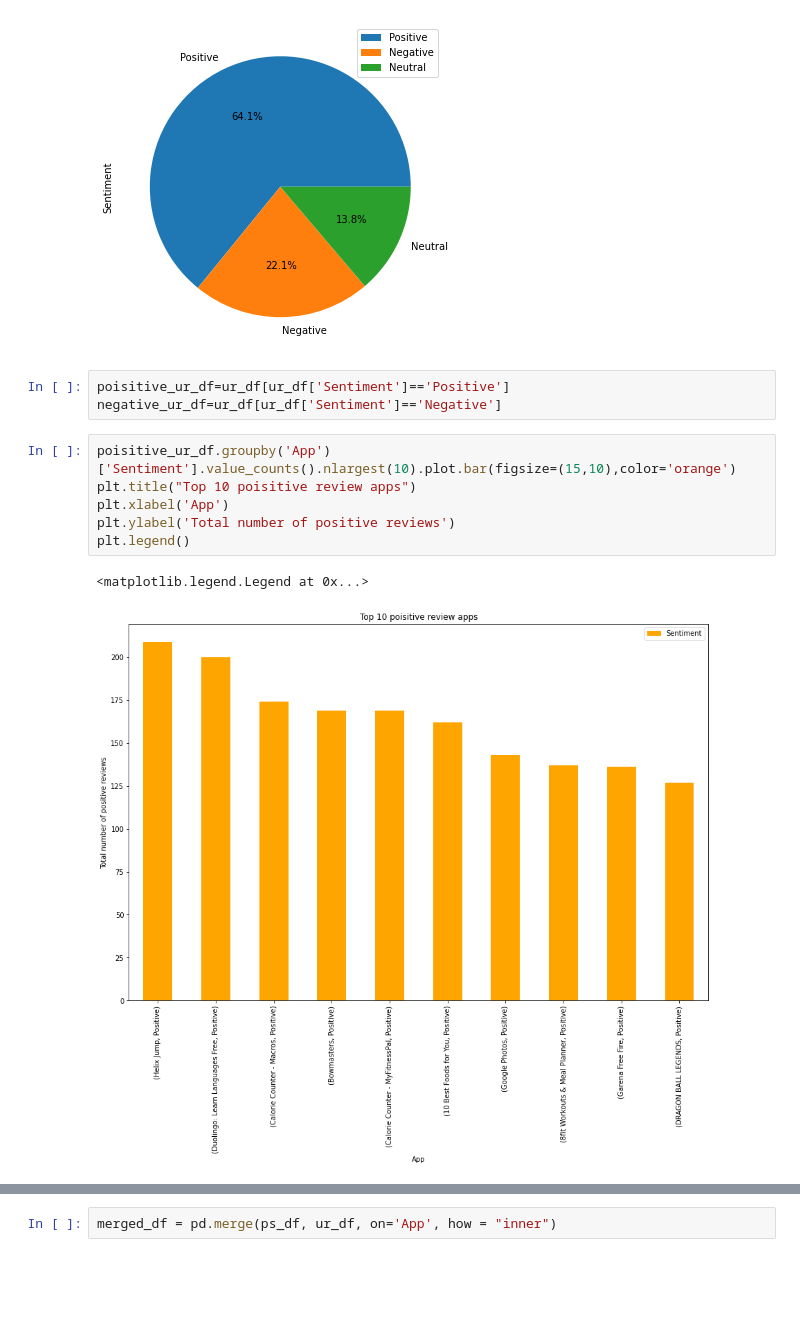
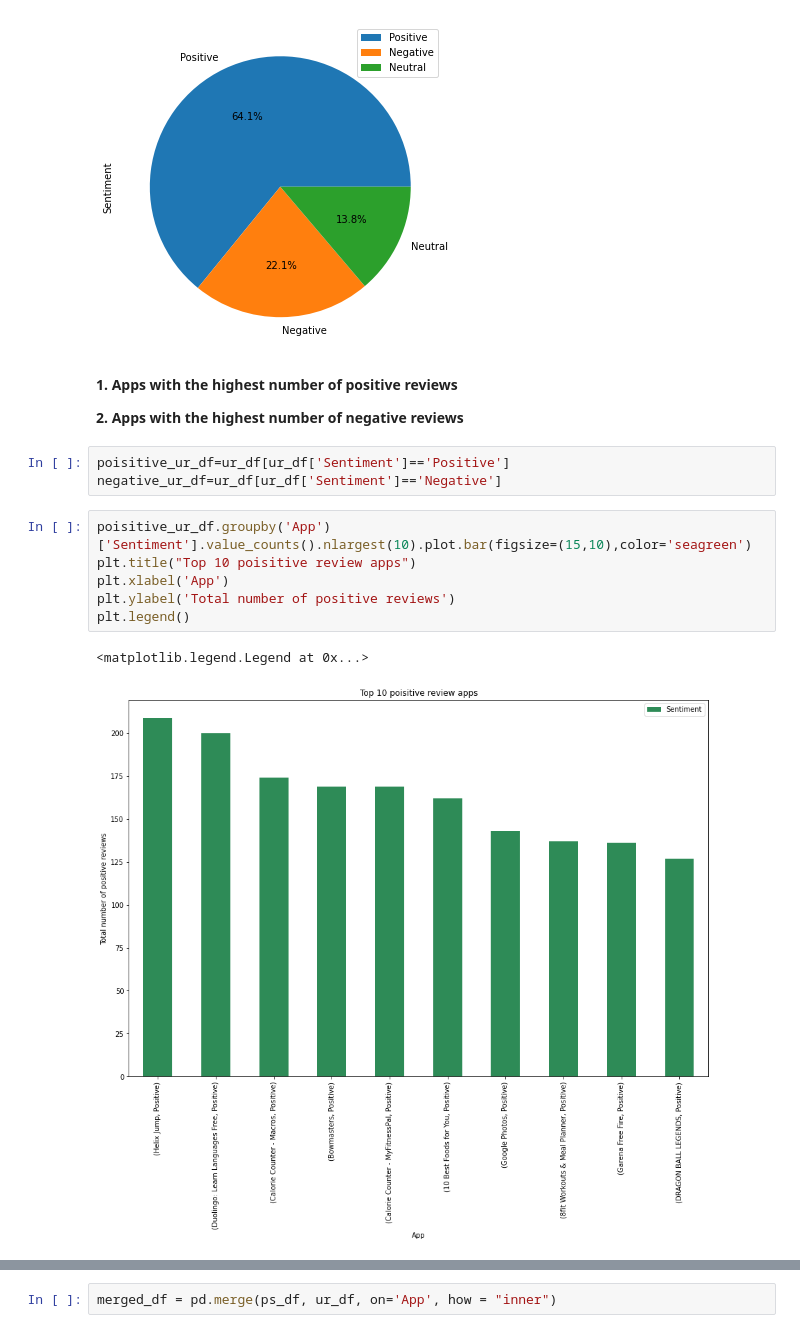
Before and after one commit to San13deep/Play-Store-App-Review-Analysis, a Jupyter notebook: Play_Store_App_Review_Analysis_Capstone_Project.ipynb, the cells around one changed output, grey strips where cells are left out. Saved outputs shown, nothing was run; the diff lists cells and outputs as text; blank space fills up the shorter version.

```diff
--- a/Play_Store_App_Review_Analysis_Capstone_Project.ipynb
+++ b/Play_Store_App_Review_Analysis_Capstone_Project.ipynb
@@ -1017,16 +1022,20 @@ plt.legend()
 # %% [output]
 <matplotlib.legend.Legend at 0x...>
 [figure]
+# %% [markdown]
+**1. Apps with the highest number of positive reviews**
+
+**2. Apps with the highest number of negative reviews**
 # %%
 poisitive_ur_df=ur_df[ur_df['Sentiment']=='Positive']
 negative_ur_df=ur_df[ur_df['Sentiment']=='Negative']
 # %%
-poisitive_ur_df.groupby('App')['Sentiment'].value_counts().nlargest(10).plot.bar(figsize=(15,10),color='orange')
+poisitive_ur_df.groupby('App')['Sentiment'].value_counts().nlargest(10).plot.bar(figsize=(15,10),color='seagreen')
 plt.title("Top 10 poisitive review apps")
 plt.xlabel('App')
 plt.ylabel('Total number of positive reviews')
 plt.legend()
 # %% [output]
 <matplotlib.legend.Legend at 0x...>
-[figure, old version]
+[figure, new version]
 # %%
```
Also changed, not shown: parts of 30 cells of this notebook.
